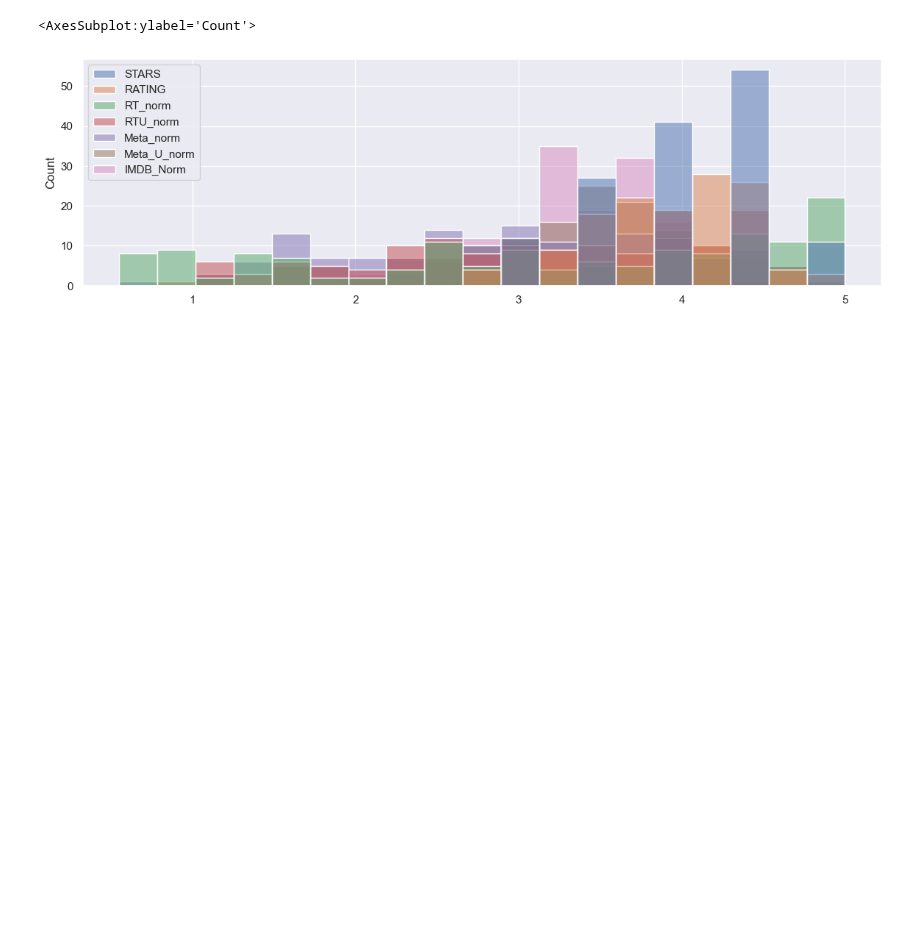
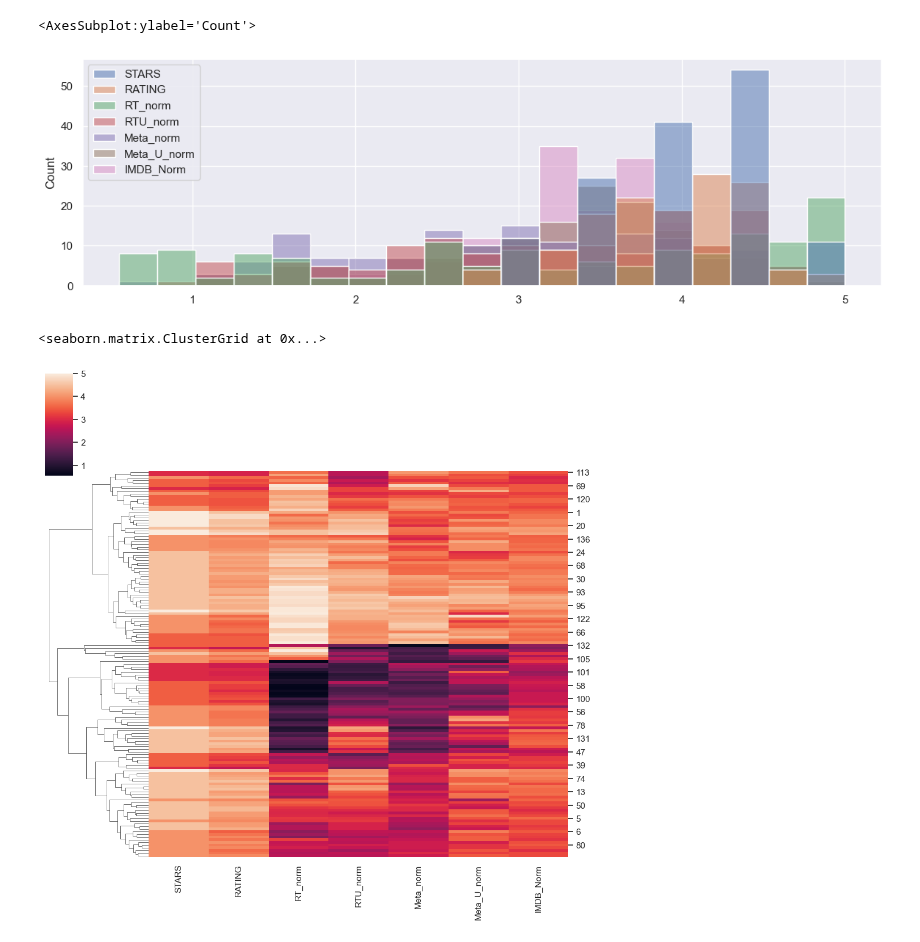
Before and after one commit to rohitcodism/ML-DS, a Jupyter notebook: Projects/Capstone-Project-1/capstone.ipynb, the cells around one changed output. Drawn from its saved outputs; the diff is of its cells as text; code cells hidden in the pictures; blank space fills up the shorter version.

```diff
--- a/Projects/Capstone-Project-1/capstone.ipynb
+++ b/Projects/Capstone-Project-1/capstone.ipynb
@@ -429,3 +470,8 @@ sns.histplot(data=finalNorm)
 # %% [output]
 <AxesSubplot:ylabel='Count'>
 [figure]
+# %%
+sns.clustermap(data=finalNorm, col_cluster=False)
+# %% [output]
+<seaborn.matrix.ClusterGrid at 0x...>
+[figure, added]
```
Also changed, not shown: parts of 22 cells of this notebook.
